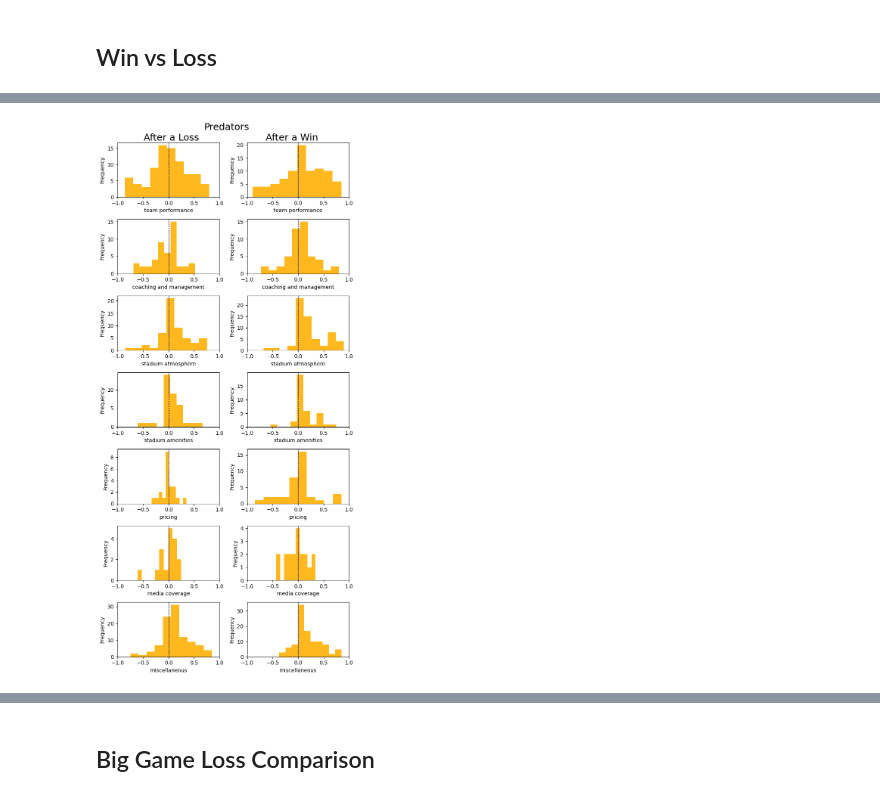
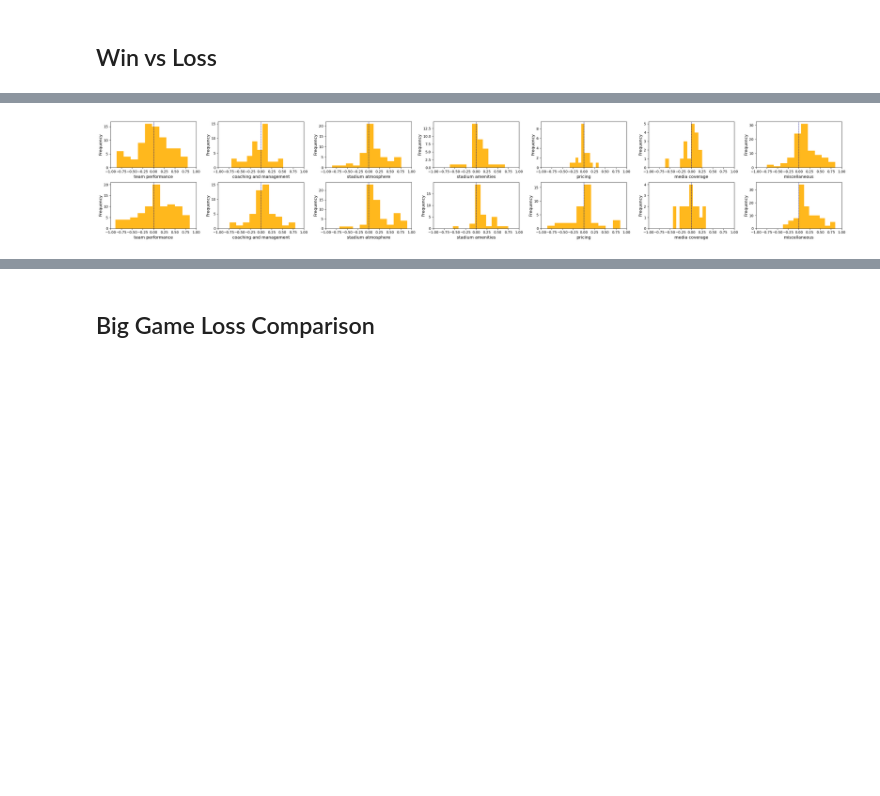
Before and after one commit to SovannChang/NSC-Capstone, a Jupyter notebook: First Analysis.ipynb, the cells around one changed output, grey strips where cells are left out. Saved outputs shown, nothing was run; the diff lists cells and outputs as text; code cells hidden in the pictures; blank space fills up the shorter version.

```diff
--- a/First Analysis.ipynb
+++ b/First Analysis.ipynb
@@ -70,10 +70,10 @@ titans.tail()
 # %% [markdown]
 ## General Sentiment Comparison
 # %%
-team_dfs = [nsc, preds, titans]
-team_df_names = ["NSC", "Predators", "Titans"]
+team_dfs = [preds, nsc , titans]
+team_df_names = ["Predators", "NSC", "Titans"]
 aspects = ["team performance", "coaching and management", "stadium atmosphere", "stadium amenities", "pricing", "media coverage", "miscellaneous"]
-colors = ["#EBEC39", "#FFB81D", "#4B92DB"]
+colors = ["#FFB81D", "#EBEC39", "#4B92DB"]
 # %%
 nsc.loc[:, aspects].mean()
 # %% [output]
@@ -144,11 +144,11 @@ dtype: float64
 num_aspects = len(aspects)
 num_teams = 3
 
-fig, axs = plt.subplots(num_aspects, num_teams, figsize=(10, 15))
+fig, axs = plt.subplots(num_teams, num_aspects, figsize=(20, 5))
 
 for i, df in enumerate(team_dfs):
     for j in range(len(aspects)):
-        ax = axs[j][i]
+        ax = axs[i][j]
 
         # Plot the histogram
         data = team_dfs[i].loc[1:, aspects[j]].dropna().values
@@ -323,35 +329,34 @@ Text(0.5, 1.0, 'Titans Stadium Atmosphere Sentiment (Away) Histogram')
 # %% [markdown]
 ## Win vs Loss
 # %%
-fig, axs = plt.subplots(num_aspects, 3, figsize=(10, 15))
+fig, axs = plt.subplots(3, num_aspects, figsize=(20, 5))
 
 for i, df in enumerate(team_dfs):
     for j in range(len(aspects)):
-        ax = axs[j][0]
-        ax.hist(nsc_next_day[nsc_next_day["Result"] == "L"].loc[1:,aspects[j]], bins=10, color=colors[0])
+        ax = axs[0][j]
+        ax.hist(nsc_next_day[nsc_next_day["Result"] == "L"].loc[1:,aspects[j]], bins=10, color=colors[1])
         ax.axvline(x=0, color='navy', linestyle='dashed', linewidth=0.8)
         ax.set_title(f'')
         ax.set_xlabel(f'{aspects[j]}')
         ax.set_ylabel('Frequency')
         ax.set_xlim(-1, 1)
 
-        ax1 = axs[j][1]
-        ax1.hist(nsc_next_day[nsc_next_day["Result"] == "D"].loc[1:,aspects[j]], bins=10, color=colors[0])
+        ax1 = axs[1][j]
+        ax1.hist(nsc_next_day[nsc_next_day["Result"] == "D"].loc[1:,aspects[j]], bins=10, color=colors[1])
         ax1.axvline(x=0, color='navy', linestyle='dashed', linewidth=0.8)
         ax1.set_title(f'')
         ax1.set_xlabel(f'{aspects[j]}')
         ax1.set_ylabel('Frequency')
         ax1.set_xlim(-1, 1)
 
-        ax2 = axs[j][2]
-        ax2.hist(nsc_next_day[nsc_next_day["Result"] == "W"].loc[1:,aspects[j]], bins=10, color=colors[0])
+        ax2 = axs[2][j]
+        ax2.hist(nsc_next_day[nsc_next_day["Result"] == "W"].loc[1:,aspects[j]], bins=10, color=colors[1])
         ax2.axvline(x=0, color='navy', linestyle='dashed', linewidth=0.8)
         ax2.set_title(f'')
         ax2.set_xlabel(f'{aspects[j]}')
         ax2.set_ylabel('Frequency')
         ax2.set_xlim(-1, 1)
 
-plt.suptitle("NSC\n   After a Loss                  After a Draw                   After a Win", size=20)
 plt.tight_layout()
 plt.show()
 # %% [output]
@@ -359,27 +364,26 @@ plt.show()
 # %%
-fig, axs = plt.subplots(num_aspects, 2, figsize=(7, 15))
+fig, axs = plt.subplots(2, num_aspects, figsize=(30, 5))
 
 for i, df in enumerate(team_dfs):
     for j in range(len(aspects)):
-        ax = axs[j][0]
-        ax.hist(preds_next_day[preds_next_day["Result"] == "L"].loc[1:,aspects[j]], bins=10, color=colors[1])
+        ax = axs[0][j]
+        ax.hist(preds_next_day[preds_next_day["Result"] == "L"].loc[1:,aspects[j]], bins=10, color=colors[0])
         ax.axvline(x=0, color='navy', linestyle='dashed', linewidth=0.8)
         ax.set_title(f'')
-        ax.set_xlabel(f'{aspects[j]}')
-        ax.set_ylabel('Frequency')
+        ax.set_xlabel(f'{aspects[j]}', size=12)
+        ax.set_ylabel('Frequency', size=12)
         ax.set_xlim(-1, 1)
 
-        ax2 = axs[j][1]
-        ax2.hist(preds_next_day[preds_next_day["Result"] == "W"].loc[1:,aspects[j]], bins=10, color=colors[1])
+        ax2 = axs[1][j]
+        ax2.hist(preds_next_day[preds_next_day["Result"] == "W"].loc[1:,aspects[j]], bins=10, color=colors[0])
         ax2.axvline(x=0, color='navy', linestyle='dashed', linewidth=0.8)
         ax2.set_title(f'')
-        ax2.set_xlabel(f'{aspects[j]}')
-        ax2.set_ylabel('Frequency')
+        ax2.set_xlabel(f'{aspects[j]}', size=12)
+        ax2.set_ylabel('Frequency', size=12)
         ax2.set_xlim(-1, 1)
 
-plt.suptitle("Predators\n   After a Loss                      After a Win", size=18)
 plt.tight_layout()
 plt.show()
 # %% [output]
-[figure, old version]
+[figure, new version]
 # %%
```
Also changed, not shown: parts of 14 cells of this notebook.
